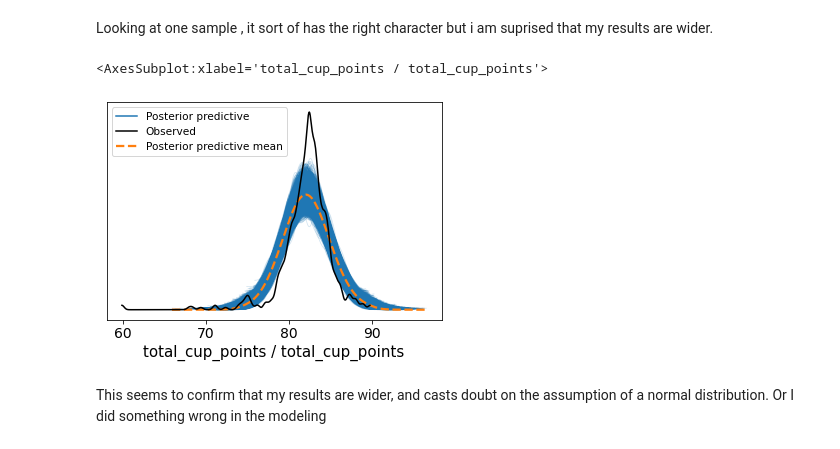
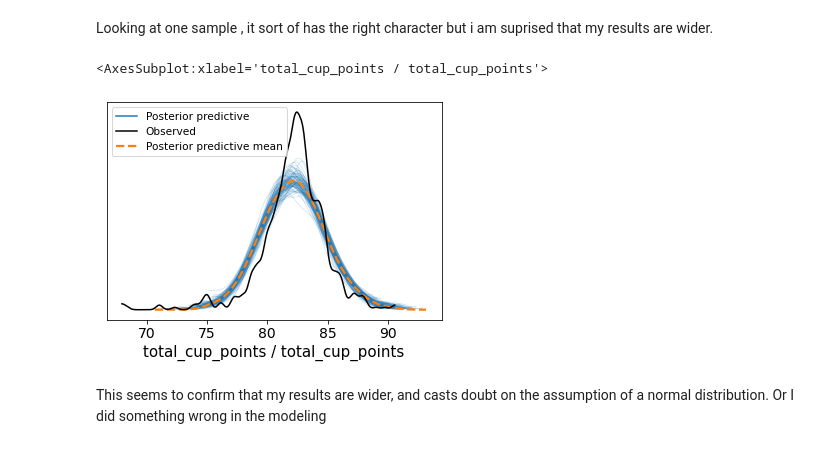
Before and after one commit to DrEntropy/BayesRulesWork, a Jupyter notebook: Chapter10.ipynb, the cells around one changed output. Saved outputs shown, nothing was run; the diff lists cells and outputs as text; code cells hidden in the pictures.

```diff
--- a/Chapter10.ipynb
+++ b/Chapter10.ipynb
@@ -95,5 +97,5 @@ array([<AxesSubplot:title={'center':'Intercept'}>,
 # %%
-results2 = model2.fit(draws=10000, chains=4)
+results2 = model2.fit(draws=5000, chains=4, cores=1)  # some bug on windows, wont work multicore.
 az.plot_trace(results2)
 az.summary(results2)
 # %% [output]
@@ -137,10 +157,10 @@ coffee_data_sim[["total_cup_points","sim_ratings"]].plot.kde(xlim = (60,100))
 Looking at one sample , it sort of has the right character but i am suprised that my results are wider.
 # %%
 model2.predict(results2, kind='pps', inplace=True)
-az.plot_ppc(results2)
+az.plot_ppc(results2, num_pp_samples=100)
 # %% [output]
 <AxesSubplot:xlabel='total_cup_points / total_cup_points'>
-[figure, old version]
+[figure, new version]
 # %% [markdown]
 This seems to confirm that my results are wider, and casts doubt on the assumption of a normal distribution.  Or I did something wrong in the modeling
 # %%
```
Also changed, not shown: parts of 19 cells of this notebook.
